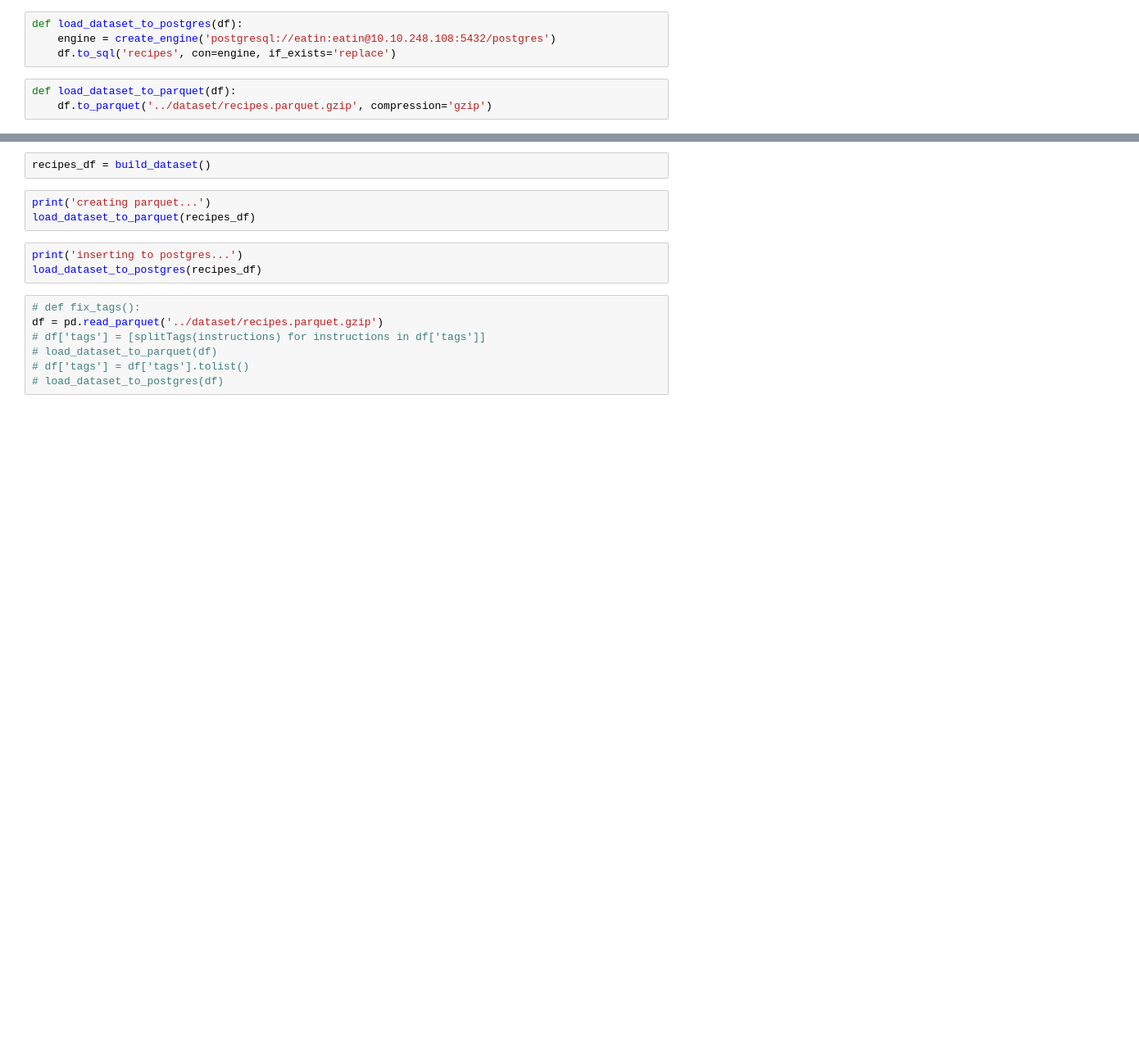
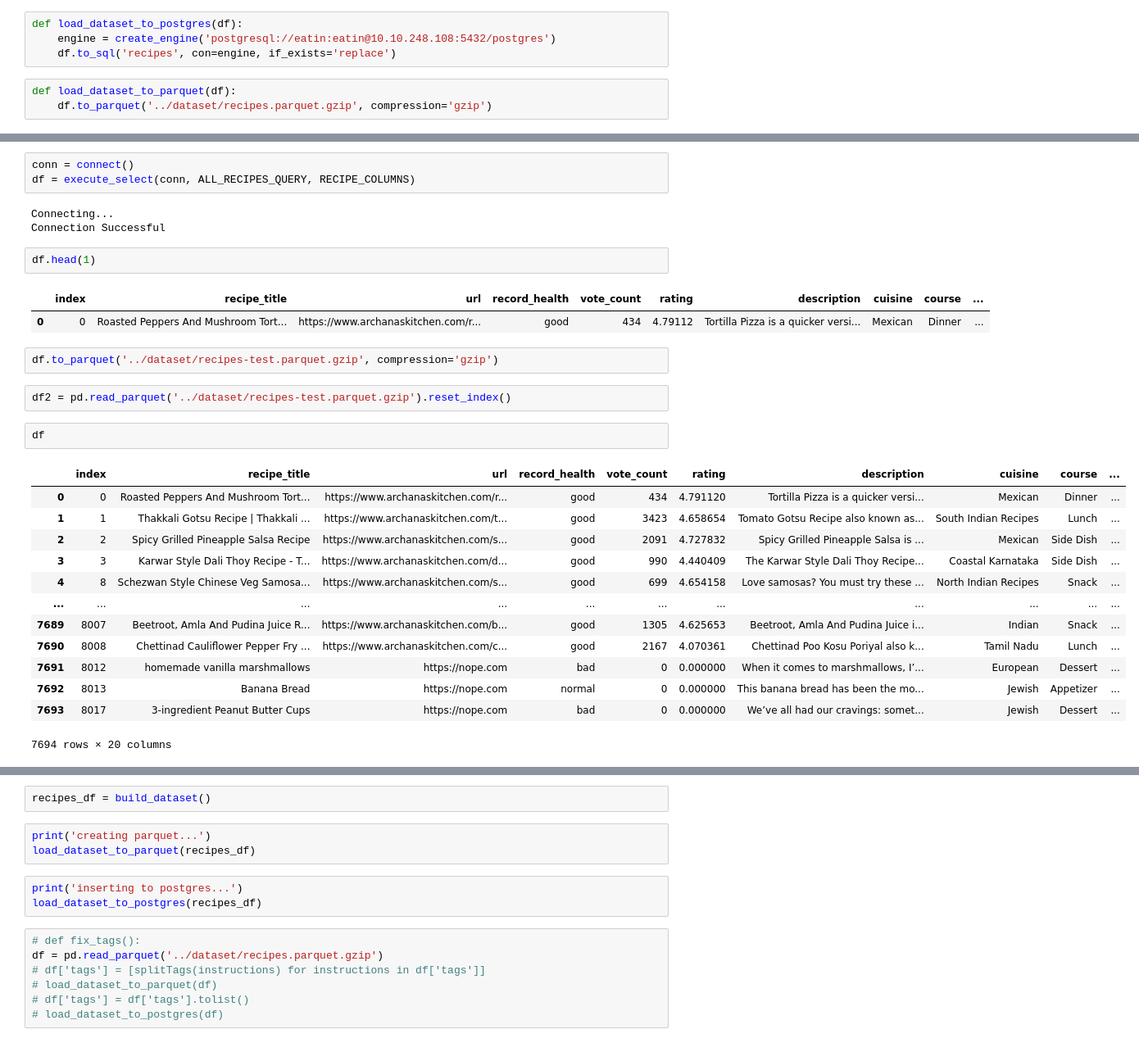
Before and after one commit to Eatin-Project/eatin-python, a Jupyter notebook: notebooks/recipes-dataset-builder.ipynb, the cells around one changed output, grey strips where cells are left out. Shown at 82% size. Saved outputs shown, nothing was run; the diff lists cells and outputs as text; blank space fills up the shorter version.

Commit message:
fix upload recipe

```diff
--- a/notebooks/recipes-dataset-builder.ipynb
+++ b/notebooks/recipes-dataset-builder.ipynb
@@ -92,0 +159,31 @@ def load_dataset_to_parquet(df):
+# %%
+conn = connect()
+df = execute_select(conn, ALL_RECIPES_QUERY, RECIPE_COLUMNS)
+# %% [output]
+Connecting...
+Connection Successful
+# %%
+df.head(1)
+# %% [output]
+|  | index | recipe_title | url | record_health | vote_count | rating | description | cuisine | course | ... |
+| 0 | 0 | Roasted Peppers And Mushroom Tort... | https://www.archanaskitchen.com/r... | good | 434 | 4.79112 | Tortilla Pizza is a quicker versi... | Mexican | Dinner | ... |
+# %%
+df.to_parquet('../dataset/recipes-test.parquet.gzip', compression='gzip')
+# %%
+df2 = pd.read_parquet('../dataset/recipes-test.parquet.gzip').reset_index()
+# %%
+df
+# %% [output]
+|  | index | recipe_title | url | record_health | vote_count | rating | description | cuisine | course | ... |
+| 0 | 0 | Roasted Peppers And Mushroom Tort... | https://www.archanaskitchen.com/r... | good | 434 | 4.791120 | Tortilla Pizza is a quicker versi... | Mexican | Dinner | ... |
+| 1 | 1 | Thakkali Gotsu Recipe | Thakkali ... | https://www.archanaskitchen.com/t... | good | 3423 | 4.658654 | Tomato Gotsu Recipe also known as... | South Indian Recipes | Lunch | ... |
+| 2 | 2 | Spicy Grilled Pineapple Salsa Recipe | https://www.archanaskitchen.com/s... | good | 2091 | 4.727832 | Spicy Grilled Pineapple Salsa is ... | Mexican | Side Dish | ... |
+| 3 | 3 | Karwar Style Dali Thoy Recipe - T... | https://www.archanaskitchen.com/d... | good | 990 | 4.440409 | The Karwar Style Dali Thoy Recipe... | Coastal Karnataka | Side Dish | ... |
+| 4 | 8 | Schezwan Style Chinese Veg Samosa... | https://www.archanaskitchen.com/s... | good | 699 | 4.654158 | Love samosas? You must try these ... | North Indian Recipes | Snack | ... |
+| ... | ... | ... | ... | ... | ... | ... | ... | ... | ... | ... |
+| 7689 | 8007 | Beetroot, Amla And Pudina Juice R... | https://www.archanaskitchen.com/b... | good | 1305 | 4.625653 | Beetroot, Amla And Pudina Juice i... | Indian | Snack | ... |
+| 7690 | 8008 | Chettinad Cauliflower Pepper Fry ... | https://www.archanaskitchen.com/c... | good | 2167 | 4.070361 | Chettinad Poo Kosu Poriyal also k... | Tamil Nadu | Lunch | ... |
+| 7691 | 8012 | homemade vanilla marshmallows | https://nope.com | bad | 0 | 0.000000 | When it comes to marshmallows, I’... | European | Dessert | ... |
+| 7692 | 8013 | Banana Bread | https://nope.com | normal | 0 | 0.000000 | This banana bread has been the mo... | Jewish | Appetizer | ... |
+| 7693 | 8017 | 3-ingredient Peanut Butter Cups | https://nope.com | bad | 0 | 0.000000 | We’ve all had our cravings: somet... | Jewish | Dessert | ... |
+7694 rows × 20 columns
```
Also changed, not shown: parts of 5 cells of this notebook, 10 other files.
